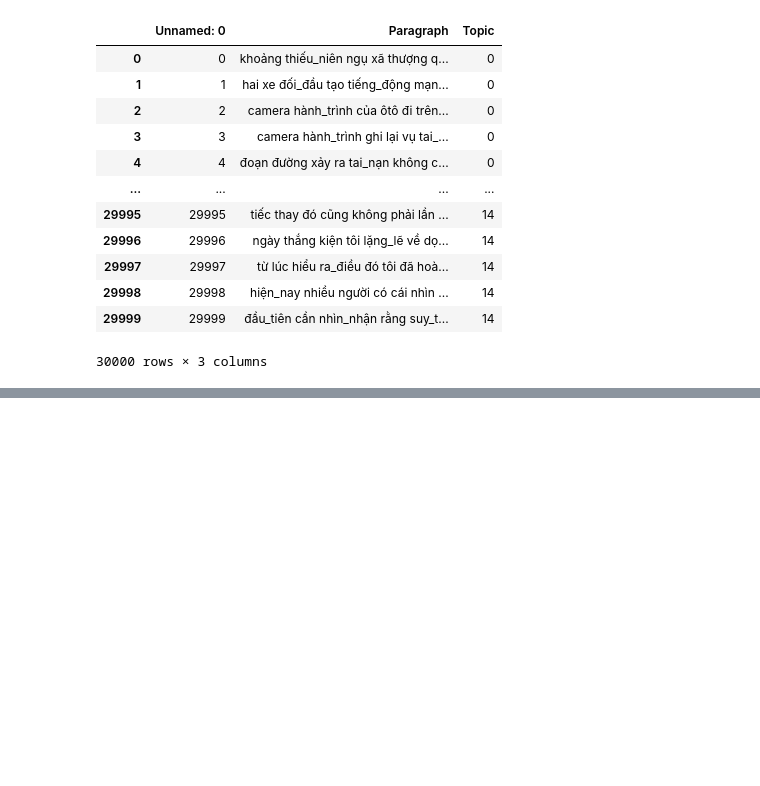
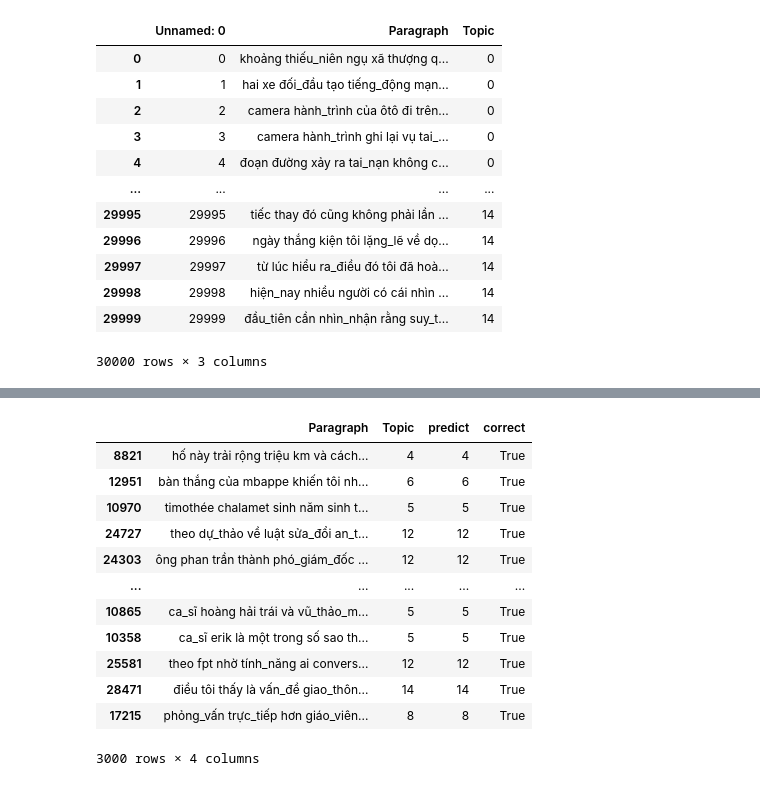
Before and after one commit to hiendamvan/text_classification_DL_final, a Jupyter notebook: Transformer/tfm-plus.ipynb, the cells around one changed output, grey strips where cells are left out. Saved outputs shown, nothing was run; the diff lists cells and outputs as text; code cells hidden in the pictures; blank space fills up the shorter version.

```diff
--- a/Transformer/tfm-plus.ipynb
+++ b/Transformer/tfm-plus.ipynb
@@ -533,0 +530,40 @@ torch.save(model.state_dict(), "transformer_model.pth")
+# %%
+def evaluate_and_add_predictions(model, test_loader, df_test, device):
+    """
+    Đánh giá mô hình trên tập test và thêm cột "predict" vào DataFrame
+    Args:
+        model (nn.Module): Mô hình MLP
+        test_loader (DataLoader): DataLoader cho tập test
+        df_test (DataFrame): DataFrame chứa thông tin của tập test (cột Topic)
+        device (str): GPU hoặc CPU
+    Returns:
+        DataFrame: DataFrame có thêm cột "predict" (nhãn dự đoán)
+    """
+    model.to(device)
+    model.eval()
+    all_preds = []
+
+    with torch.no_grad():
+        for batch in test_loader:
+            embeddings = batch['input_ids'].to(device)
+            outputs = model(embeddings, create_padding_mask(embeddings, pad_token_idx=0))
+            _, predicted = torch.max(outputs, 1)  # Lấy nhãn dự đoán
+            all_preds.extend(predicted.cpu().numpy())  # Chuyển kết quả về CPU và lưu vào all_preds
+
+    # Thêm cột predict vào DataFrame
+    df_test['predict'] = all_preds  # Thêm cột nhãn dự đoán
+    df_test['correct'] = (df_test['predict'] == df_test['Topic'])  # Thêm cột đánh dấu đúng/sai
+    print(f"\n Đã thêm cột 'predict' và 'correct' vào DataFrame.")
+
+    # Hiển thị các mẫu mà mô hình phân loại sai
+    df_errors = df_test[df_test['correct'] == False]  # Lọc các mẫu sai
+    print(f" Số mẫu phân loại sai: {len(df_errors)} trên tổng số {len(df_test)} mẫu.")
+
+    print("\n Ví dụ các mẫu phân loại sai:")
+    print(df_errors[['Paragraph', 'Topic', 'predict']])  # Hiển thị 10 mẫu sai đầu tiên
+
+    return df_test
+# %%
+df_test = pd.DataFrame({'Paragraph': X_test, 'Topic': y_test})
+# %%
+df_test = evaluate_and_add_predictions(model, test_loader, df_test, device)
@@ -533,0 +589,16 @@ torch.save(model.state_dict(), "transformer_model.pth")
+# %%
+df_test
+# %% [output]
+|  | Paragraph | Topic | predict | correct |
+| 8821 | hố này trải rộng triệu km và cách... | 4 | 4 | True |
+| 12951 | bàn thắng của mbappe khiến tôi nh... | 6 | 6 | True |
+| 10970 | timothée chalamet sinh năm sinh t... | 5 | 5 | True |
+| 24727 | theo dự_thảo về luật sửa_đổi an_t... | 12 | 12 | True |
+| 24303 | ông phan trần thành phó_giám_đốc ... | 12 | 12 | True |
+| ... | ... | ... | ... | ... |
+| 10865 | ca_sĩ hoàng hải trái và vũ_thảo_m... | 5 | 5 | True |
+| 10358 | ca_sĩ erik là một trong số sao th... | 5 | 5 | True |
+| 25581 | theo fpt nhờ tính_năng ai convers... | 12 | 12 | True |
+| 28471 | điều tôi thấy là vấn_đề giao_thôn... | 14 | 14 | True |
+| 17215 | phỏng_vấn trực_tiếp hơn giáo_viên... | 8 | 8 | True |
+3000 rows × 4 columns
```
Also changed, not shown: parts of 14 cells of this notebook.
